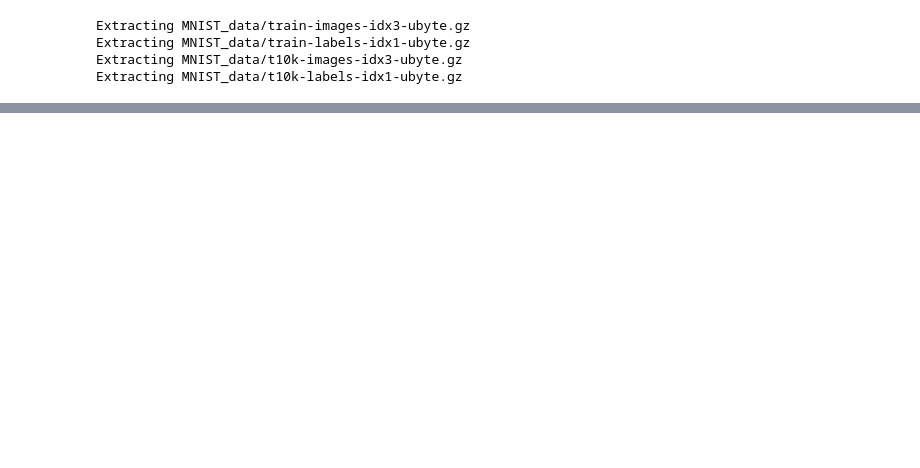
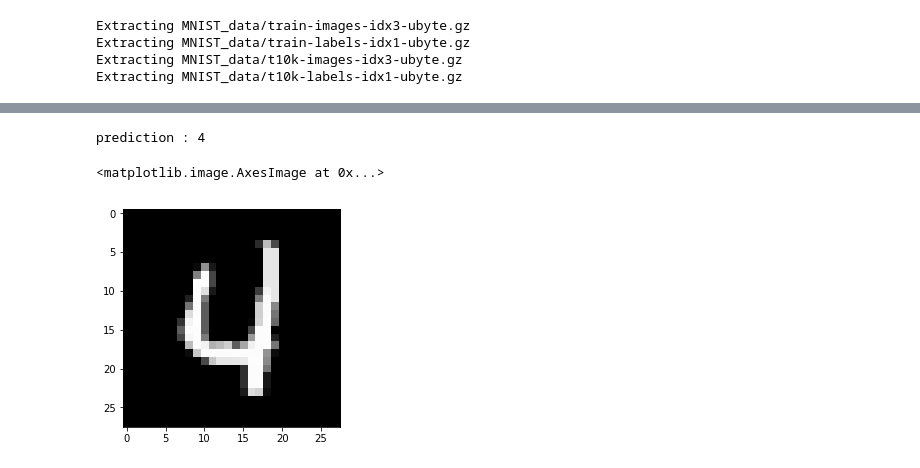
Before and after one commit to revsic/numpy-rnn, a Jupyter notebook: LSTM_numpy.ipynb, the cells around one changed output, grey strips where cells are left out. Cells and saved outputs as stored; diff of their text form; code cells hidden in the pictures; blank space fills up the shorter version.

```diff
--- a/LSTM_numpy.ipynb
+++ b/LSTM_numpy.ipynb
@@ -70,3 +82,38 @@ def tanh(arr):
 
 def deriv_tanh(out):
     return 1 - np.square(out)
+# %%
+def LSTM_Cell(input_val):
+    batch_num = input_val.shape[1]
+
+    caches = []
+    states = []
+    states.append([np.zeros([batch_num, HIDDEN]), np.zeros([batch_num, HIDDEN])])
+
+    for x in input_val:
+        c_prev, h_prev = states[-1]
+
+        x = np.column_stack([x, h_prev])
+        hf = sigmoid(np.dot(x, wf) + bf)
+        hi = sigmoid(np.dot(x, wi) + bi)
+        ho = sigmoid(np.dot(x, wo) + bo)
+        hc = tanh(np.dot(x, wc) + bc)
+
+        c = hf * c_prev + hi * hc
+        h = ho * tanh(c)
+
+        states.append([c, h])
+        caches.append([x, hf, hi, ho, hc])
+
+    return caches, states
+# %%
+def predict(img):
+    input_val = np.reshape(img, [28, 1, 28])
+
+    caches, states = LSTM_Cell(input_val)
+    c, h = states[-1]
+
+    pred = softmax(np.dot(h, wy) + by)
+    label = np.argmax(pred)
+
+    return label
@@ -207,0 +250,13 @@ plt.plot(errors)
+# %%
+i = np.random.randint(55000)
+img = mnist.train.images[i]
+img = np.reshape(img, [28, 28])
+
+pred = predict(img)
+print('prediction :', pred)
+
+plt.imshow(img, cmap='gray')
+# %% [output]
+prediction : 4
+<matplotlib.image.AxesImage at 0x...>
+[figure, added]
```
Also changed, not shown: parts of 8 cells of this notebook.
